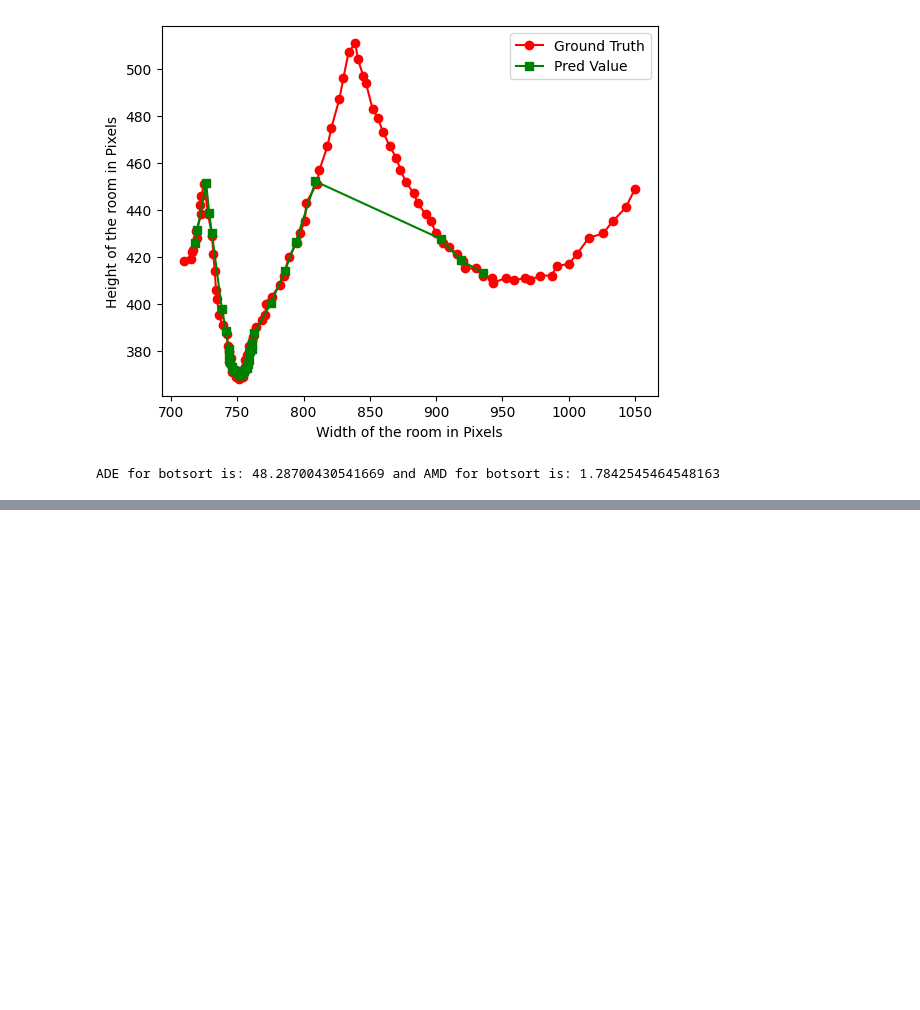
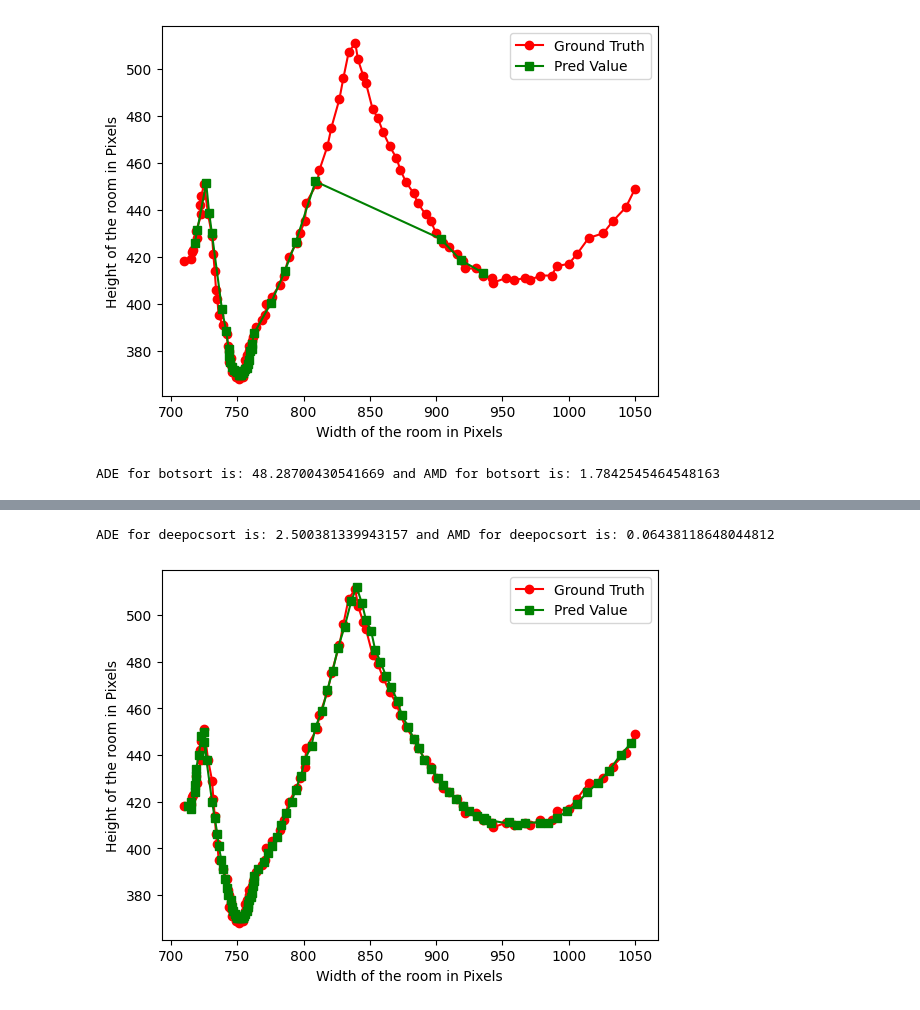
Before and after one commit to Prithviraj97/DisplacementError, a Jupyter notebook: TrackingResults.ipynb, the cells around one changed output, grey strips where cells are left out. Cells and saved outputs as stored; diff of their text form; code cells hidden in the pictures; blank space fills up the shorter version.

```diff
--- a/TrackingResults.ipynb
+++ b/TrackingResults.ipynb
@@ -276,0 +472,3 @@ ADE for botsort is: 48.28700430541669 and AMD for botsort is: 1.7842545464548163
+# %%
+df13 = pd.read_csv("coordinates.csv")
+df13
@@ -276,0 +489,25 @@ ADE for botsort is: 48.28700430541669 and AMD for botsort is: 1.7842545464548163
+# %%
+x13 = df13['bbox_x']
+y13 = df13['bbox_y']
+count = 0
+for i in range(len(x1)):
+    predicted_coordinates13 = list(zip(x13,y13))
+    ground_coordinates = list(zip(x1,y1))
+    count += 1
+# %%
+error22 = avg_displacement_error(predicted_coordinates13, ground_coordinates)
+error23 = avg_mahalanobis_distance(predicted_coordinates13, ground_coordinates)
+print('ADE for deepocsort is:', error22, 'and AMD for deepocsort is:', error23)
+# %% [output]
+ADE for deepocsort is: 2.500381339943157 and AMD for deepocsort is: 0.06438118648044812
+# %%
+#plot the df13 coordinates along with the ground truth coordinates
+from matplotlib import markers
+plt.plot(x1, y1, marker='o', color='red', label='Ground Truth')
+plt.plot(x13, y13, marker='s', color='green', label='Pred Value')
+plt.xlabel('Width of the room in Pixels')
+plt.ylabel('Height of the room in Pixels')
+plt.legend()
+plt.show()
+# %% [output]
+[figure, added]
```
Also changed, not shown: parts of 33 cells of this notebook, 1 other file.
